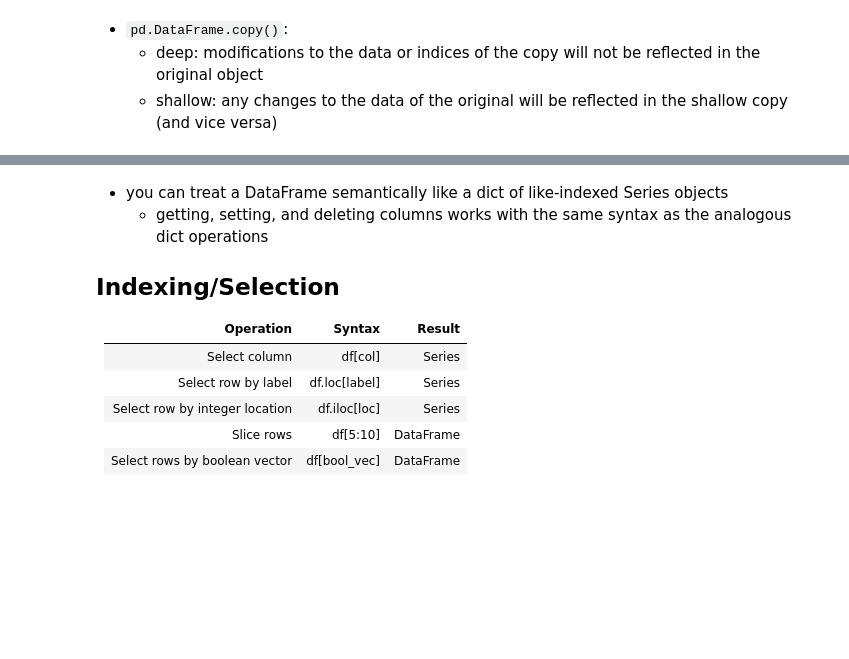
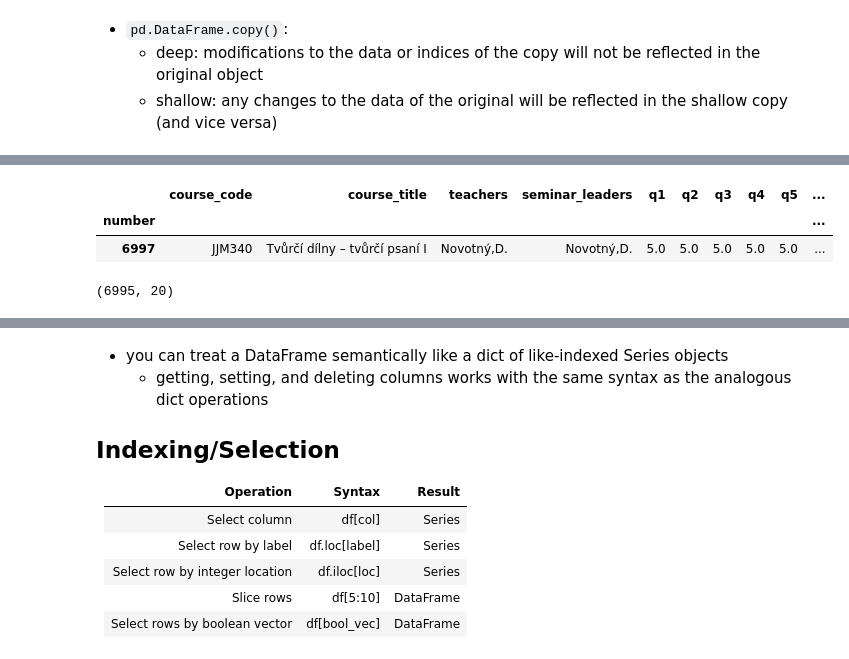
Before and after one commit to iesfsv/Data-Processing-in-Python, a Jupyter notebook: 04_week/04_Lecture_PandasMatplotlib.ipynb, the cells around one changed output, grey strips where cells are left out. Saved outputs shown, nothing was run; the diff lists cells and outputs as text; code cells hidden in the pictures; blank space fills up the shorter version.

```diff
--- a/04_week/04_Lecture_PandasMatplotlib.ipynb
+++ b/04_week/04_Lecture_PandasMatplotlib.ipynb
@@ -227,0 +434,10 @@ df.memory_usage?
+# %%
+df.tail(1)
+# %% [output]
+|  | course_code | course_title | teachers | seminar_leaders | q1 | q2 | q3 | q4 | q5 | ... |
+| number |  |  |  |  |  |  |  |  |  | ... |
+| 6997 | JJM340 | Tvůrčí dílny – tvůrčí psaní I | Novotný,D. | Novotný,D. | 5.0 | 5.0 | 5.0 | 5.0 | 5.0 | ... |
+# %%
+df.shape
+# %% [output]
+(6995, 20)
```
Also changed, not shown: parts of 97 cells of this notebook, 1 other file.
